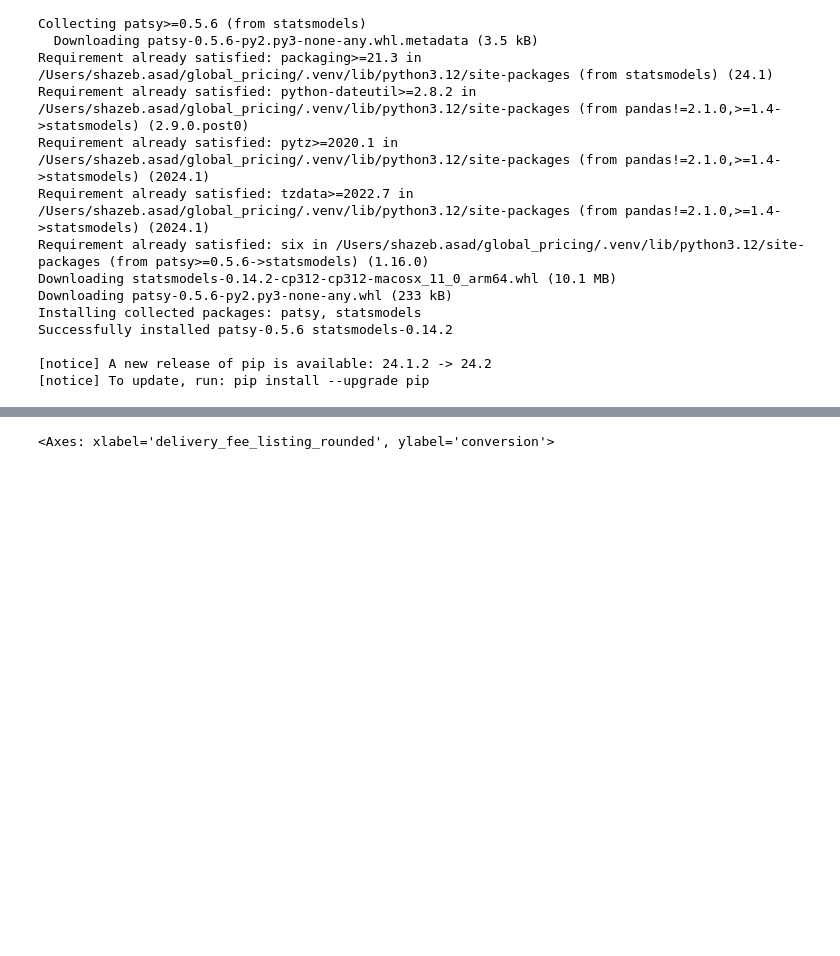
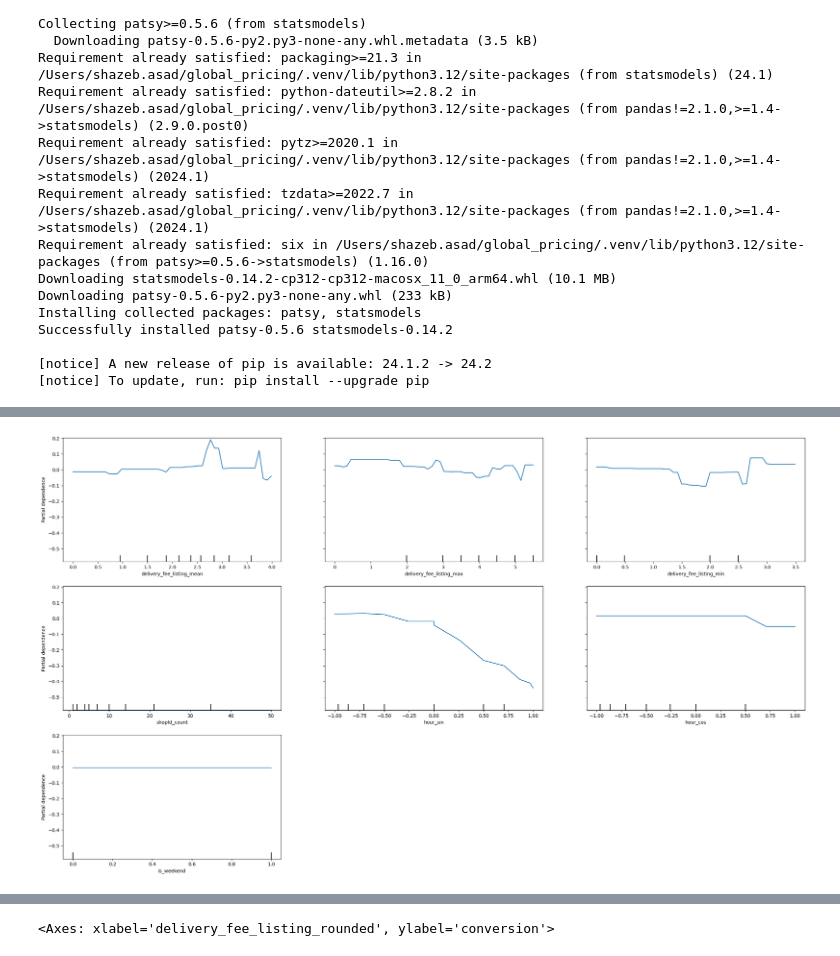
Before and after one commit to shazebasad-dh/https---github.com-deliveryhero-global_pricing, a Jupyter notebook: team/Shazeb/Impressions_data/analysis.ipynb, the cells around one changed output, grey strips where cells are left out. Saved outputs shown, nothing was run; the diff lists cells and outputs as text; code cells hidden in the pictures; blank space fills up the shorter version.

```diff
--- a/team/Shazeb/Impressions_data/analysis.ipynb
+++ b/team/Shazeb/Impressions_data/analysis.ipynb
@@ -206,0 +680,10 @@ def impression_details():
+# %%
+X_train_df = pd.DataFrame(x_data)
+gb_model = GradientBoostingClassifier().fit(x_data_order, y_data_order)
+
+# Create PDP plots
+fig, ax = plt.subplots(figsize=(28, 16))
+disp = PartialDependenceDisplay.from_estimator(gb_model, X_train_df, features=features_to_plot, feature_names=X_train_df.columns, grid_resolution=50, ax=ax)
+plt.show()
+# %% [output]
+[figure, added]
```
Also changed, not shown: parts of 62 cells of this notebook.
